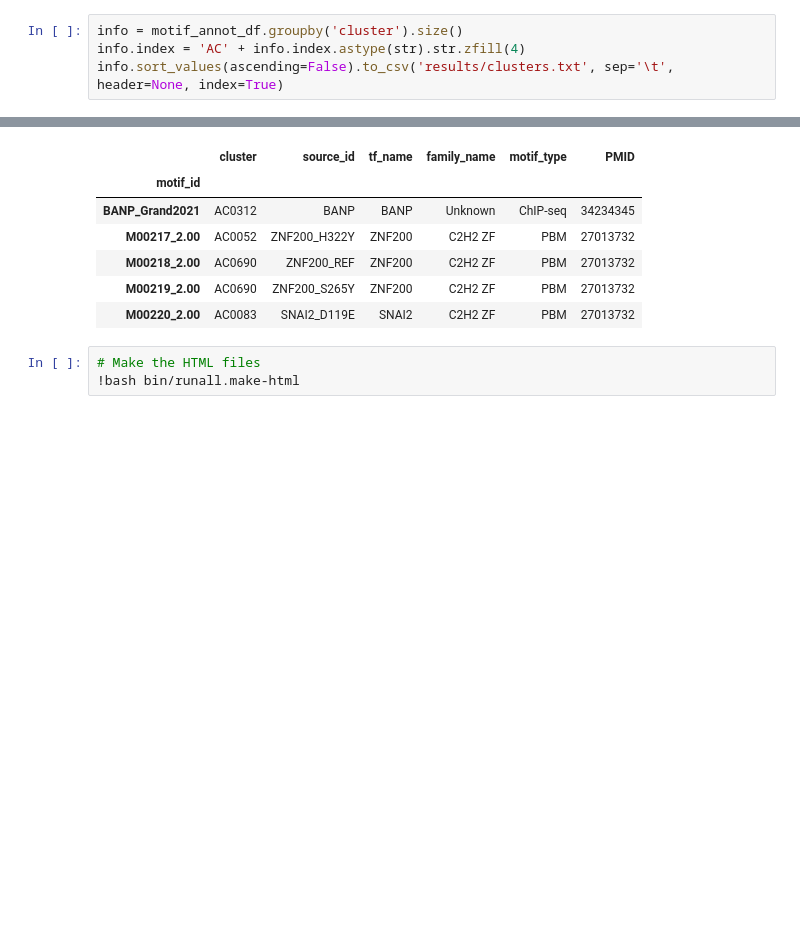
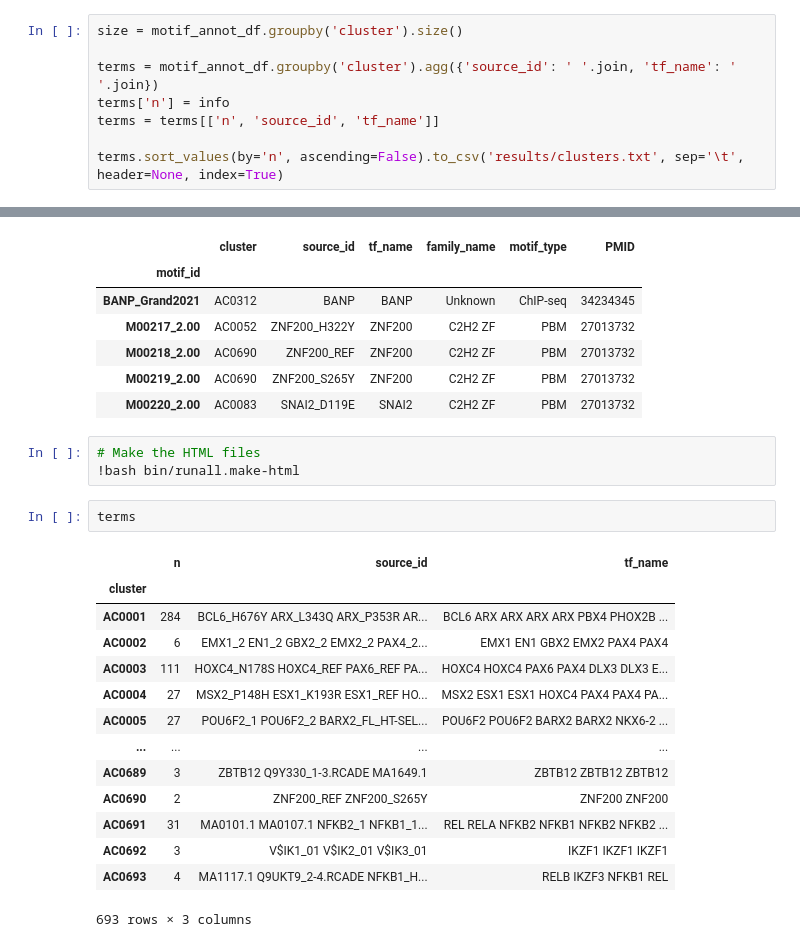
Before and after one commit to vierstralab/motif-clustering, a Jupyter notebook: Workflow_v2.0beta-human.ipynb, the cells around one changed output, grey strips where cells are left out. Cells and saved outputs as stored; diff of their text form; blank space fills up the shorter version.

```diff
--- a/Workflow_v2.0beta-human.ipynb
+++ b/Workflow_v2.0beta-human.ipynb
@@ -402,9 +403,13 @@ with open('results/consensus_pwms.uniprobe', 'w') as fh:
             consensus_pwm = process_cluster(df, tomtom)
             fh.write(consensus_pwm + '\n\n')
 # %%
-info = motif_annot_df.groupby('cluster').size()
-info.index = 'AC' + info.index.astype(str).str.zfill(4)
-info.sort_values(ascending=False).to_csv('results/clusters.txt', sep='\t', header=None, index=True)
+size = motif_annot_df.groupby('cluster').size()
+
+terms = motif_annot_df.groupby('cluster').agg({'source_id': ' '.join, 'tf_name': ' '.join})
+terms['n'] = info
+terms = terms[['n', 'source_id', 'tf_name']]
+
+terms.sort_values(by='n', ascending=False).to_csv('results/clusters.txt', sep='\t', header=None, index=True)
 # %%
 # Make the archetype motif MEME file
 
@@ -430,3 +434,20 @@ motif_annot_df.head()
 # %%
 # Make the HTML files
 !bash bin/runall.make-html
+# %%
+terms
+# %% [output]
+|  | n | source_id | tf_name |
+| cluster |  |  |  |
+| AC0001 | 284 | BCL6_H676Y ARX_L343Q ARX_P353R AR... | BCL6 ARX ARX ARX ARX PBX4 PHOX2B ... |
+| AC0002 | 6 | EMX1_2 EN1_2 GBX2_2 EMX2_2 PAX4_2... | EMX1 EN1 GBX2 EMX2 PAX4 PAX4 |
+| AC0003 | 111 | HOXC4_N178S HOXC4_REF PAX6_REF PA... | HOXC4 HOXC4 PAX6 PAX4 DLX3 DLX3 E... |
+| AC0004 | 27 | MSX2_P148H ESX1_K193R ESX1_REF HO... | MSX2 ESX1 ESX1 HOXC4 PAX4 PAX4 PA... |
+| AC0005 | 27 | POU6F2_1 POU6F2_2 BARX2_FL_HT-SEL... | POU6F2 POU6F2 BARX2 BARX2 NKX6-2 ... |
+| ... | ... | ... | ... |
+| AC0689 | 3 | ZBTB12 Q9Y330_1-3.RCADE MA1649.1 | ZBTB12 ZBTB12 ZBTB12 |
+| AC0690 | 2 | ZNF200_REF ZNF200_S265Y | ZNF200 ZNF200 |
+| AC0691 | 31 | MA0101.1 MA0107.1 NFKB2_1 NFKB1_1... | REL RELA NFKB2 NFKB1 NFKB2 NFKB2 ... |
+| AC0692 | 3 | V$IK1_01 V$IK2_01 V$IK3_01 | IKZF1 IKZF1 IKZF1 |
+| AC0693 | 4 | MA1117.1 Q9UKT9_2-4.RCADE NFKB1_H... | RELB IKZF3 NFKB1 REL |
+693 rows × 3 columns
```
Also changed, not shown: parts of 4 cells of this notebook, 1 other file.
